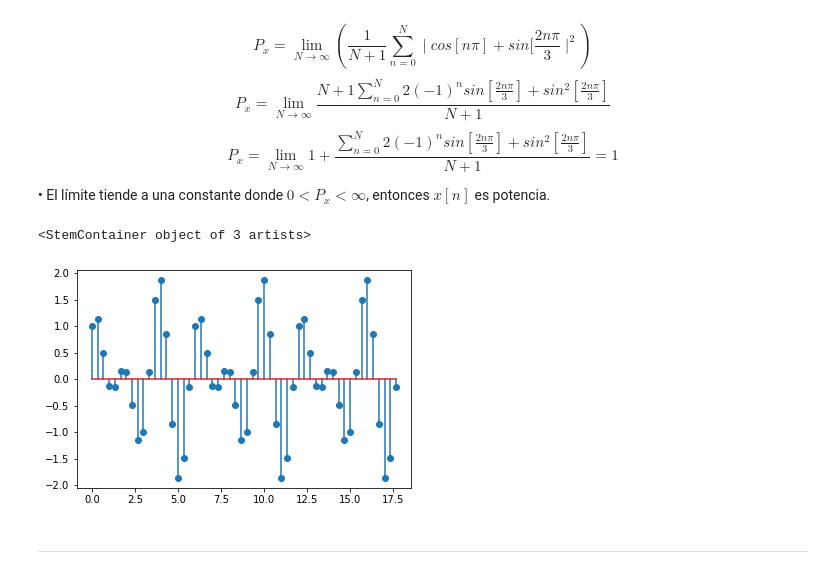
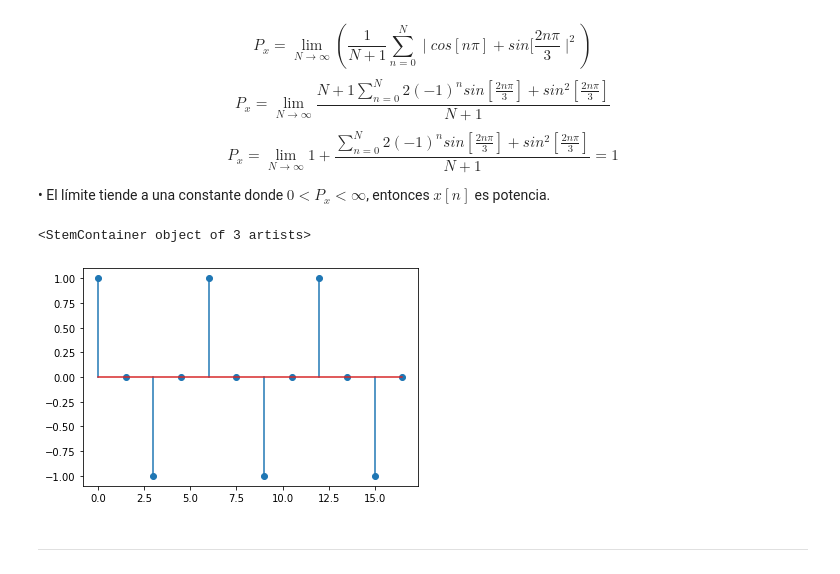
Before and after one commit to aguaranguay/se-ales, a Jupyter notebook: Taller1.ipynb, the cells around one changed output. Cells and saved outputs as stored; diff of their text form; code cells hidden in the pictures.

```diff
--- a/Taller1.ipynb
+++ b/Taller1.ipynb
@@ -541,15 +541,16 @@ $$ P_x = \lim_{N \to \infty} 1 +\frac { \sum_{n=0}^{N} 2(-1)^nsin[\frac {2n\pi}
 # %%
 import numpy as np
 import matplotlib.pyplot as plt
 T = 6
 F = 1/T
-Fs= 2*F
-n = np.arange(0,3*T,Fs)
+Fs= 4*F
+Ts=1/Fs
+n = np.arange(0,3*T,Ts)
 f = np.cos(n*np.pi)+np.sin(2*n*np.pi/3)
 plt.stem(n,f)
 # %% [output]
 <StemContainer object of 3 artists>
-[figure, old version]
+[figure, new version]
 # %% [markdown]
 
 
```
Also changed, not shown: parts of 10 cells of this notebook.
